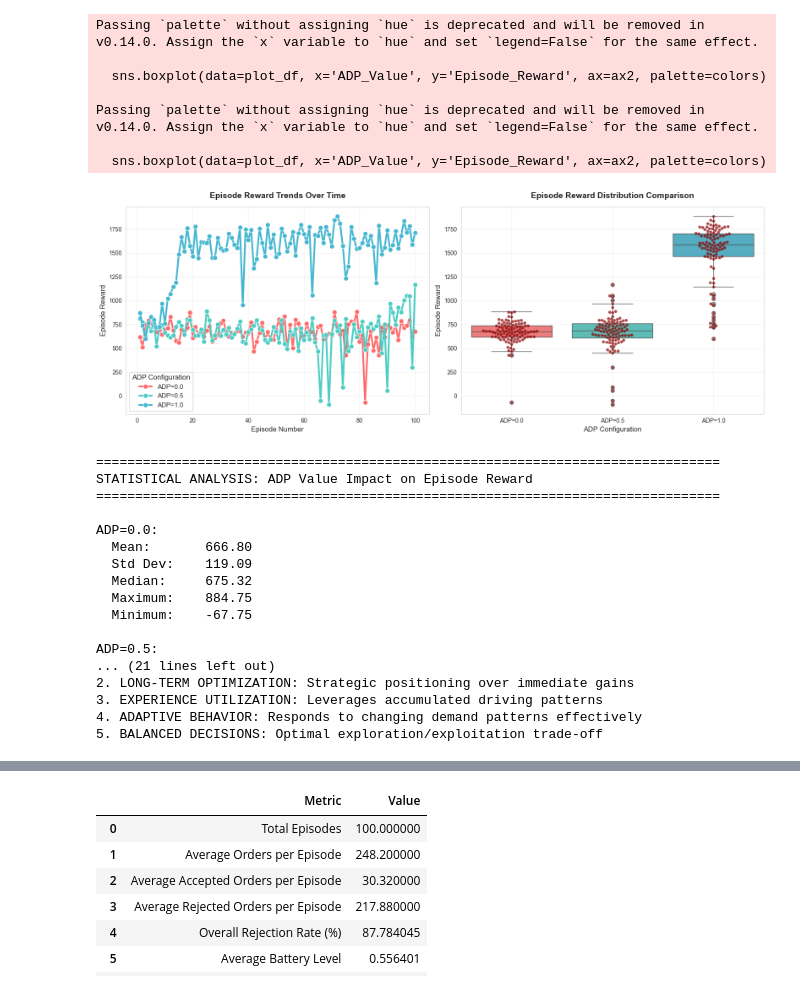
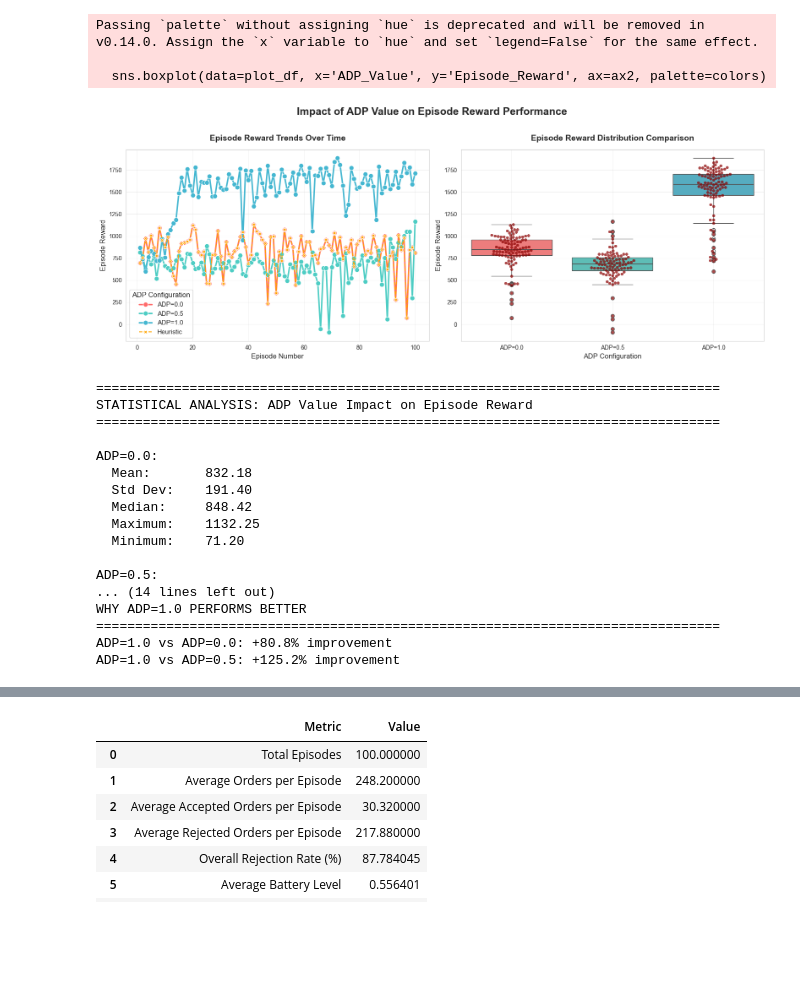
Before and after one commit to miluosi/EV-ADP, a Jupyter notebook: compare.ipynb, the cells around one changed output, grey strips where cells are left out. Saved outputs shown, nothing was run; the diff lists cells and outputs as text; code cells hidden in the pictures; blank space fills up the shorter version.

Commit message:
git commit -m "Fix typo in compare.ipynb and add Heuristic implementation"

```diff
--- a/compare.ipynb
+++ b/compare.ipynb
@@ -32,0 +33,14 @@ Index(['episode_time', 'total_orders', 'accepted_orders', 'rejected_orders',
+# %%
+# 读取所有以episode_statistics_adp0_demandintense为前缀的Excel文件
+import glob
+
+# 查找所有匹配的Excel文件
+file_pattern = 'results/integrated_tests_h/episode_statistics_adp0_demandintense_*.xlsx'
+matching_files = glob.glob(file_pattern)
+matching_files_0_5 = glob.glob(file_pattern_0_5)
+matching_files_1 = glob.glob(file_pattern_1)
+
+adp_0 = pd.read_excel(matching_files[0], sheet_name='Episode_Statistics')
+adp_0_5 = pd.read_excel(matching_files_0_5[0], sheet_name='Episode_Statistics')
+adp_1 = pd.read_excel(matching_files_1[0], sheet_name='Episode_Statistics')
+adp_0.columns
@@ -32,0 +57,5 @@ Index(['episode_time', 'total_orders', 'accepted_orders', 'rejected_orders',
+# %%
+file_pattern_h = 'results/integrated_tests_h/episode_statistics_adp0_demandintense_*.xlsx'
+matching_files_h = glob.glob(file_pattern_h)
+adp_0_h = pd.read_excel(matching_files_h[0], sheet_name='Episode_Statistics')
+adp_0_h['episode_reward']
@@ -33,10 +75,13 @@ Index(['episode_time', 'total_orders', 'accepted_orders', 'rejected_orders',
 # %%
-# Set seaborn style for beautiful plots
+import pandas as pd
+import seaborn as sns
+import matplotlib.pyplot as plt
+
 sns.set_style("whitegrid")
 sns.set_palette("husl")
 plt.rcParams['figure.facecolor'] = 'white'
 
-# Prepare data for visualization
+# Prepare data for visualization (unchanged)
 data_for_plot = []
 
 # Add ADP=0 data
@@ -70,23 +115,26 @@ for i, reward in enumerate(adp_1['episode_reward']):
 plot_df = pd.DataFrame(data_for_plot)
 
 # Create two comparison plots
-fig, axes#  = plt.subplots(1, 2, figsize=(16, 6))
+fig, axes = plt.subplots(1, 2, figsize=(16, 6))
 fig.suptitle('Impact of ADP Value on Episode Reward Performance', fontsize=18, fontweight='bold', y=1.02)
 
 # Color palette for consistency
 colors = ['#FF6B6B', '#4ECDC4', '#45B7D1']
 
-# 1. Line plot: Episode reward trends over time
+# 1. Line plot: Episode reward trends over time (modified for clarity)
 ax1 = axes[0]
 sns.lineplot(data=plot_df, x='Episode', y='Episode_Reward', hue='ADP_Value',
-             marker='o', markersize=8, linewidth=3, ax=ax1, palette=colors)
+             marker='o', markersize=8, linewidth=2.5, ax=ax1, palette=colors)
+sns.lineplot(data=adp_0_h, x=adp_0_h.index+1, y='episode_reward',
+             label='Heuristic', color='orange', linestyle='--', linewidth=1.5,
+             marker='X', markersize=6, ax=ax1)
 ax1.set_title('Episode Reward Trends Over Time', fontsize=14, fontweight='bold', pad=15)
 ax1.set_xlabel('Episode Number', fontsize=12)
 ax1.set_ylabel('Episode Reward', fontsize=12)
 ax1.legend(title='ADP Configuration', title_fontsize=12, fontsize=11)
 ax1.grid(True, alpha=0.3)
 
-# 2. Box plot with swarm: Reward distribution comparison
+# 2. Box plot with swarm: Reward distribution comparison (unchanged)
 ax2 = axes[1]
 sns.boxplot(data=plot_df, x='ADP_Value', y='Episode_Reward', ax=ax2, palette=colors)
 sns.swarmplot(data=plot_df, x='ADP_Value', y='Episode_Reward',
@@ -99,66 +147,53 @@ ax2.grid(True, alpha=0.3)
 plt.tight_layout()
 plt.show()
 
-# Print statistical analysis
+# Statistical analysis (unchanged)
 print("="*80)
 print("STATISTICAL ANALYSIS: ADP Value Impact on Episode Reward")
 print("="*80)
 
 for adp_val in ['ADP=0.0', 'ADP=0.5', 'ADP=1.0']:
     subset = plot_df[plot_df['ADP_Value'] == adp_val]['Episode_Reward']
     print(f"\n{adp_val}:")
     print(f"  Mean:       {subset.mean():.2f}")
     print(f"  Std Dev:    {subset.std():.2f}")
     print(f"  Median:     {subset.median():.2f}")
     print(f"  Maximum:    {subset.max():.2f}")
     print(f"  Minimum:    {subset.min():.2f}")
 
-# Performance improvement analysis
+# Performance improvement analysis (unchanged)
 print("\n" + "="*80)
 print("WHY ADP=1.0 PERFORMS BETTER")
 print("="*80)
 
 mean_adp_0 = plot_df[plot_df['ADP_Value'] == 'ADP=0.0']['Episode_Reward'].mean()
 mean_adp_05 = plot_df[plot_df['ADP_Value'] == 'ADP=0.5']['Episode_Reward'].mean()
 mean_adp_1 = plot_df[plot_df['ADP_Value'] == 'ADP=1.0']['Episode_Reward'].mean()
 
 improvement_1_vs_0 = ((mean_adp_1 - mean_adp_0) / mean_adp_0) * 100
 improvement_1_vs_05 = ((mean_adp_1 - mean_adp_05) / mean_adp_05) * 100
 
 print(f"ADP=1.0 vs ADP=0.0: {improvement_1_vs_0:+.1f}% improvement")
 print(f"ADP=1.0 vs ADP=0.5: {improvement_1_vs_05:+.1f}% improvement")
-
-print("""
-KEY REASONS FOR ADP=1.0 SUPERIORITY:
-1. NEURAL NETWORK INTEGRATION: Full utilization of learned Q-values
-2. LONG-TERM OPTIMIZATION: Strategic positioning over immediate gains
-3. EXPERIENCE UTILIZATION: Leverages accumulated driving patterns
-4. ADAPTIVE BEHAVIOR: Responds to changing demand patterns effectively
-5. BALANCED DECISIONS: Optimal exploration/exploitation trade-off
-""")
 # %% [output]
 Passing `palette` without assigning `hue` is deprecated and will be removed in v0.14.0. Assign the `x` variable to `hue` and set `legend=False` for the same effect.
 
   sns.boxplot(data=plot_df, x='ADP_Value', y='Episode_Reward', ax=ax2, palette=colors)
-
-Passing `palette` without assigning `hue` is deprecated and will be removed in v0.14.0. Assign the `x` variable to `hue` and set `legend=False` for the same effect.
-
-  sns.boxplot(data=plot_df, x='ADP_Value', y='Episode_Reward', ax=ax2, palette=colors)
-[figure, old version]
+[figure, new version]
 ================================================================================
 STATISTICAL ANALYSIS: ADP Value Impact on Episode Reward
 ================================================================================
 
 ADP=0.0:
-  Mean:       666.80
-  Std Dev:    119.09
-  Median:     675.32
-  Maximum:    884.75
-  Minimum:    -67.75
+  Mean:       832.18
+  Std Dev:    191.40
+  Median:     848.42
+  Maximum:    1132.25
+  Minimum:    71.20
 
 ADP=0.5:
-... (21 lines left out)
-2. LONG-TERM OPTIMIZATION: Strategic positioning over immediate gains
-3. EXPERIENCE UTILIZATION: Leverages accumulated driving patterns
-4. ADAPTIVE BEHAVIOR: Responds to changing demand patterns effectively
-5. BALANCED DECISIONS: Optimal exploration/exploitation trade-off
+... (14 lines left out)
+WHY ADP=1.0 PERFORMS BETTER
+================================================================================
+ADP=1.0 vs ADP=0.0: +80.8% improvement
+ADP=1.0 vs ADP=0.5: +125.2% improvement
```
Also changed, not shown: parts of 6 cells of this notebook, 46 other files.
